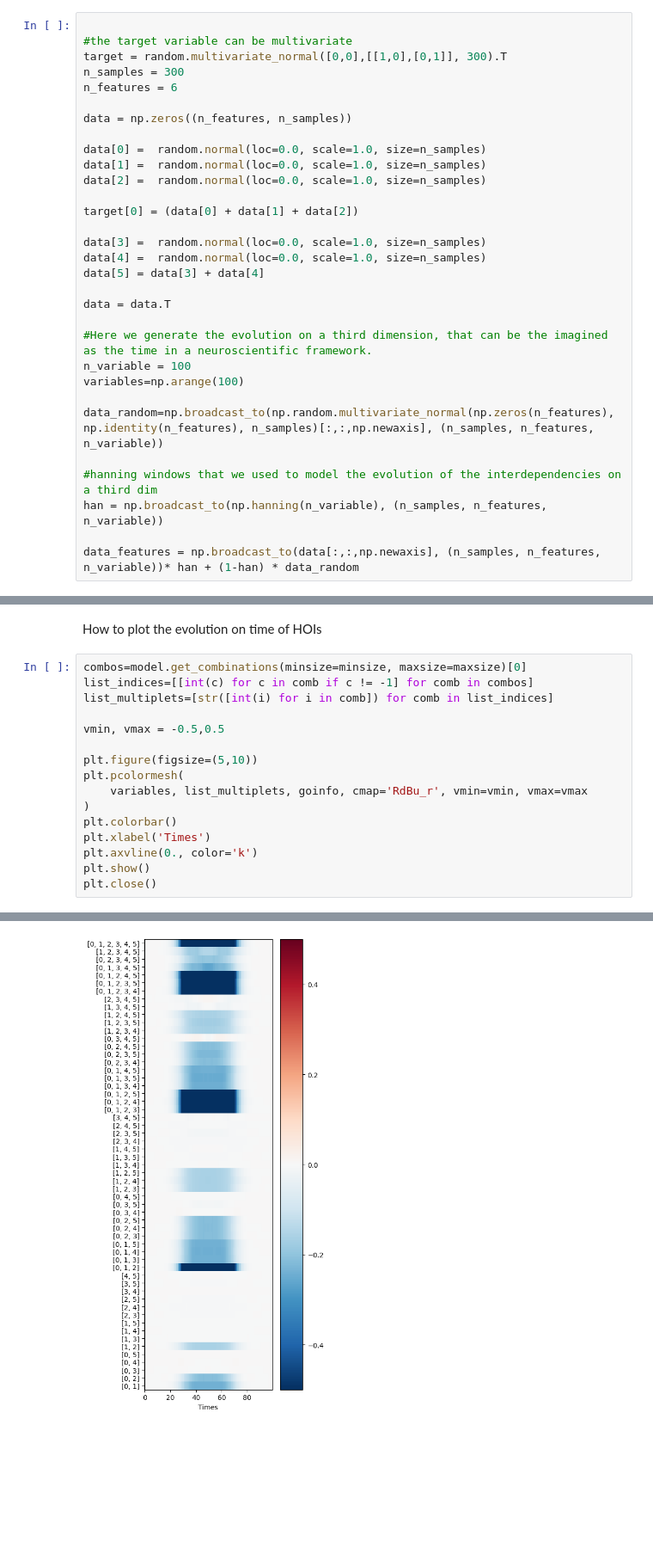
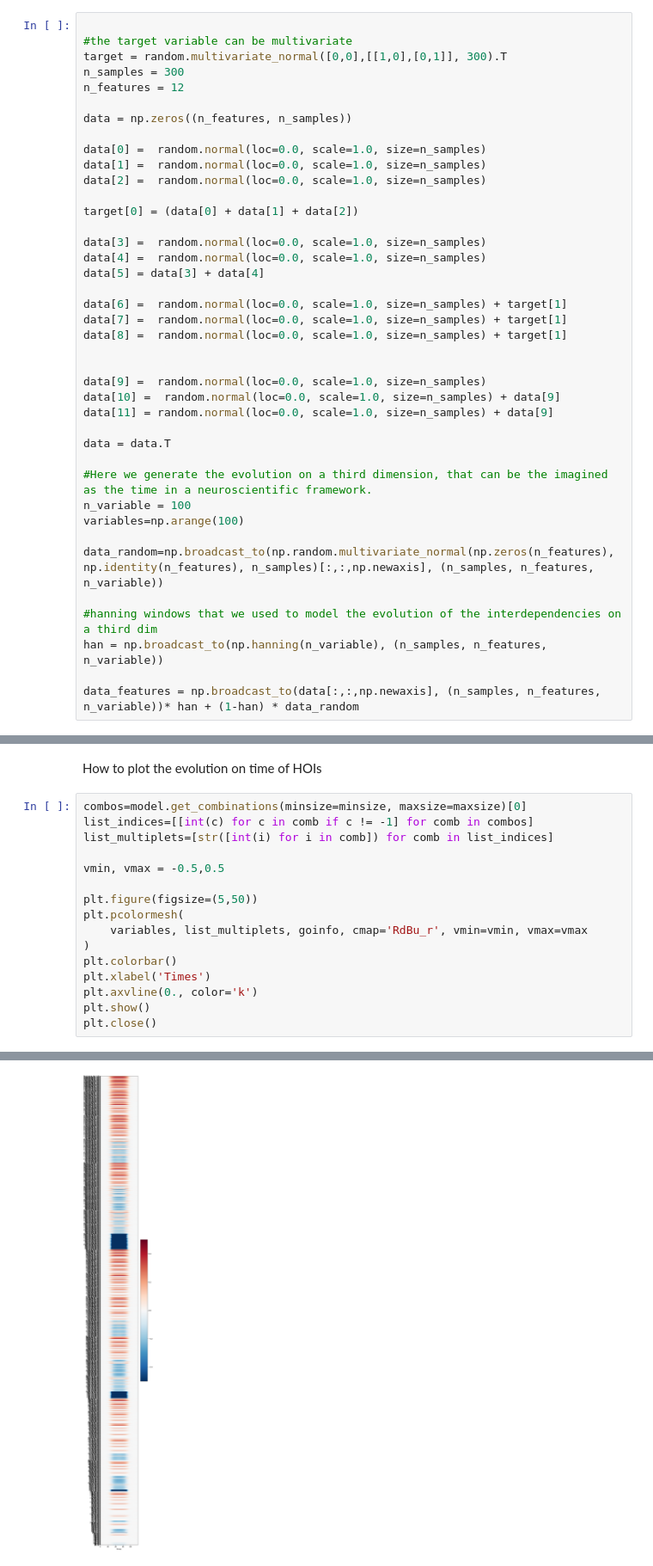
Before and after one commit to brainets/acrho, a Jupyter notebook: notebooks/multivariate_gaussian.ipynb, the cells around one changed output, grey strips where cells are left out. Shown at 86% size. Cells and saved outputs as stored; diff of their text form; blank space fills up the shorter version.

```diff
--- a/notebooks/multivariate_gaussian.ipynb
+++ b/notebooks/multivariate_gaussian.ipynb
@@ -20,7 +23,7 @@ from utils import oinfo_min
 #the target variable can be multivariate
 target = random.multivariate_normal([0,0],[[1,0],[0,1]], 300).T
 n_samples = 300
-n_features = 6
+n_features = 12
 
 data = np.zeros((n_features, n_samples))
 
@@ -34,6 +37,15 @@ data[3] =  random.normal(loc=0.0, scale=1.0, size=n_samples)
 data[4] =  random.normal(loc=0.0, scale=1.0, size=n_samples)
 data[5] = data[3] + data[4]
 
+data[6] =  random.normal(loc=0.0, scale=1.0, size=n_samples) + target[1]
+data[7] =  random.normal(loc=0.0, scale=1.0, size=n_samples) + target[1]
+data[8] =  random.normal(loc=0.0, scale=1.0, size=n_samples) + target[1]
+
+
+data[9] =  random.normal(loc=0.0, scale=1.0, size=n_samples)
+data[10] =  random.normal(loc=0.0, scale=1.0, size=n_samples) + data[9]
+data[11] = random.normal(loc=0.0, scale=1.0, size=n_samples) + data[9]
+
 data = data.T
 
 #Here we generate the evolution on a third dimension, that can be the imagined as the time in a neuroscientific framework.
@@ -67,22 +79,22 @@ How to plot the evolution on time of HOIs
 # %%
 combos=model.get_combinations(minsize=minsize, maxsize=maxsize)[0]
 list_indices=[[int(c) for c in comb if c != -1] for comb in combos]
 list_multiplets=[str([int(i) for i in comb]) for comb in list_indices]
 
 vmin, vmax = -0.5,0.5
 
-plt.figure(figsize=(5,10))
+plt.figure(figsize=(5,50))
 plt.pcolormesh(
     variables, list_multiplets, goinfo, cmap='RdBu_r', vmin=vmin, vmax=vmax
 )
 plt.colorbar()
 plt.xlabel('Times')
 plt.axvline(0., color='k')
 plt.show()
 plt.close()
 # %% [output]
 Get list of multiplets
-[figure, old version]
+[figure, new version]
 # %% [markdown]
 ## higher-order spreading ?
 
```
Also changed, not shown: parts of 18 cells of this notebook, 2 other files.
